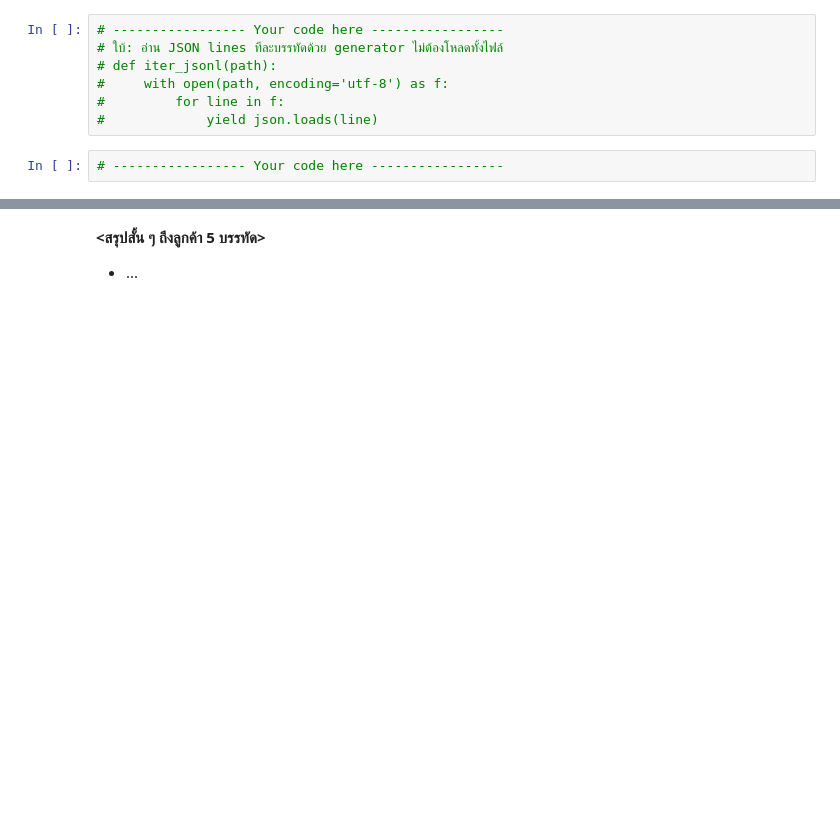
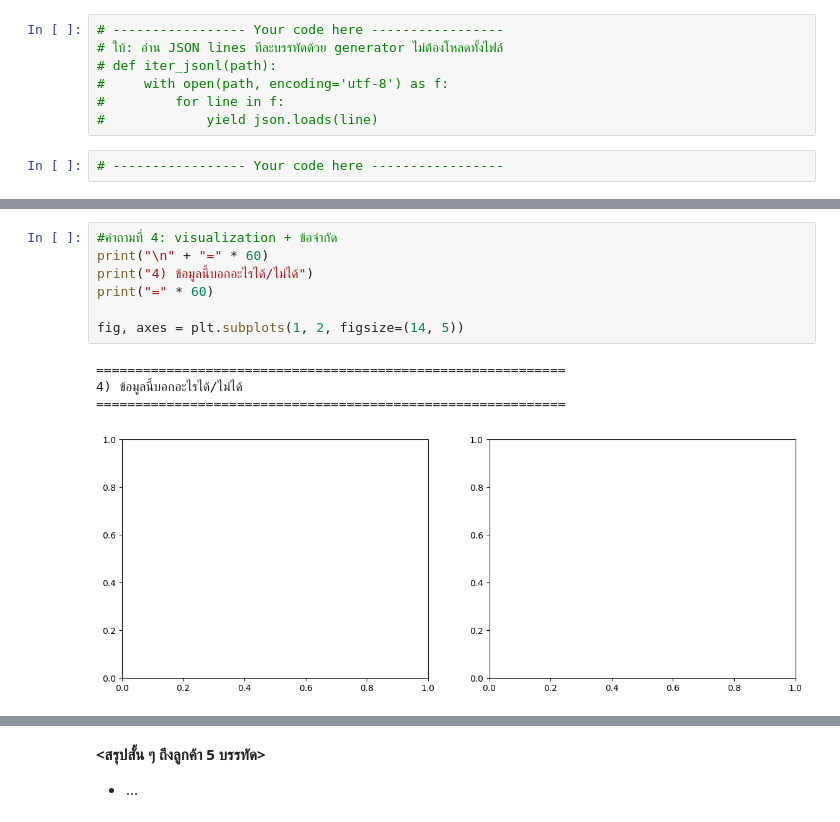
Before and after one commit to bunyanutn-droid/bigdata_part1, a Jupyter notebook: Project1_Text_Analytics69.ipynb, the cells around one changed output, grey strips where cells are left out. Saved outputs shown, nothing was run; the diff lists cells and outputs as text; blank space fills up the shorter version.

```diff
--- a/Project1_Text_Analytics69.ipynb
+++ b/Project1_Text_Analytics69.ipynb
@@ -180,0 +384,12 @@ https://huggingface.co/datasets/alpindale/two-million-bluesky-posts
+# %%
+#คำถามที่ 4: visualization + ข้อจำกัด
+print("\n" + "=" * 60)
+print("4) ข้อมูลนี้บอกอะไรได้/ไม่ได้")
+print("=" * 60)
+
+fig, axes = plt.subplots(1, 2, figsize=(14, 5))
+# %% [output]
+============================================================
+4) ข้อมูลนี้บอกอะไรได้/ไม่ได้
+============================================================
+[figure, added]
```
Also changed, not shown: parts of 10 cells of this notebook.
